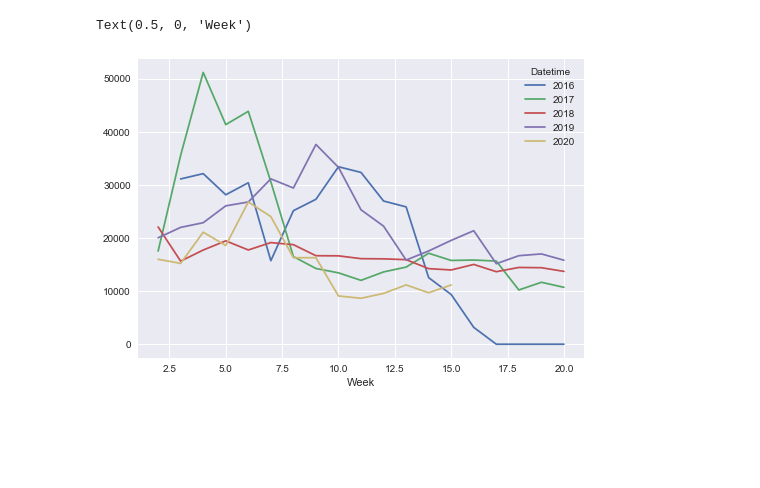
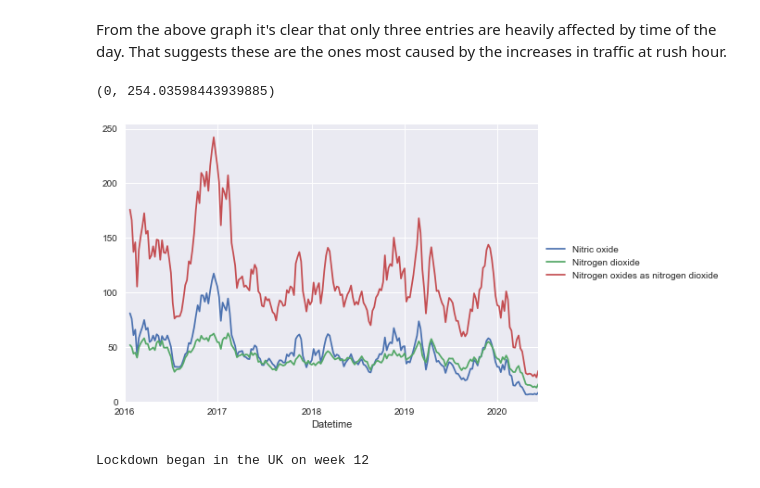
Before and after one commit to productivityboyz/Air-Pollution-Project, a Jupyter notebook: Oxford Analysis.ipynb, the cells around one changed output. Cells and saved outputs as stored; diff of their text form; code cells hidden in the pictures; blank space fills up the shorter version.

```diff
--- a/Oxford Analysis.ipynb
+++ b/Oxford Analysis.ipynb
@@ -30,10 +43,17 @@ data_total.groupby(data_total.index.time).mean().plot()
-# %%
-data_total_daily = data_total.resample('W').sum().rolling(4).sum()
-pivoted = data_total_daily.pivot_table('Nitrogen oxides as nitrogen dioxide',
-                                        index=[data_total_daily.index.week],
-                                        columns=data_total_daily.index.year)
-pivoted.iloc[1:20].plot()
-plt.xlabel('Week')
-# %% [output]
-Text(0.5, 0, 'Week')
-[figure, removed]
+# %% [markdown]
+From the above graph it's clear that only three entries are heavily affected by time of the day.
+That suggests these are the ones most caused by the increases in traffic at rush hour.
+# %%
+#Stripping out all the other measurements
+data_total = data_total[['Nitric oxide','Nitrogen dioxide','Nitrogen oxides as nitrogen dioxide']]
+plot = data_total.resample('W').mean().rolling(4).mean().plot() #create a rolling average to remove spikes
+plt.legend(loc='center left',bbox_to_anchor=(1, 0.5)) #move the legend out of the plot
+plot.set_ylim(0,None)
+# %% [output]
+(0, 254.03598443939885)
+[figure, added]
+# %%
+Lockdown = datetime.datetime(2020,3,17)
+print("Lockdown began in the UK on week " + Lockdown.strftime("%V"))
+# %% [output]
+Lockdown began in the UK on week 12
```
Also changed, not shown: parts of 10 cells of this notebook.
